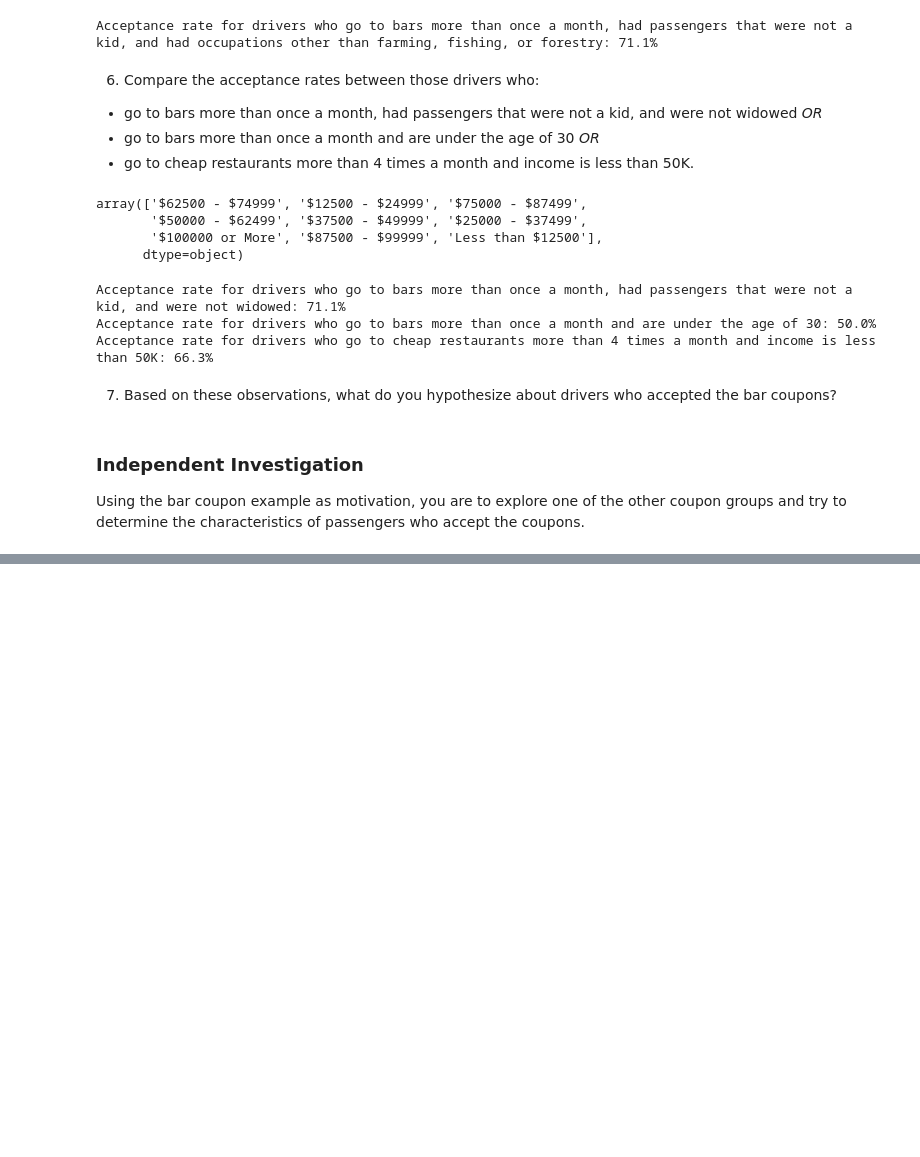
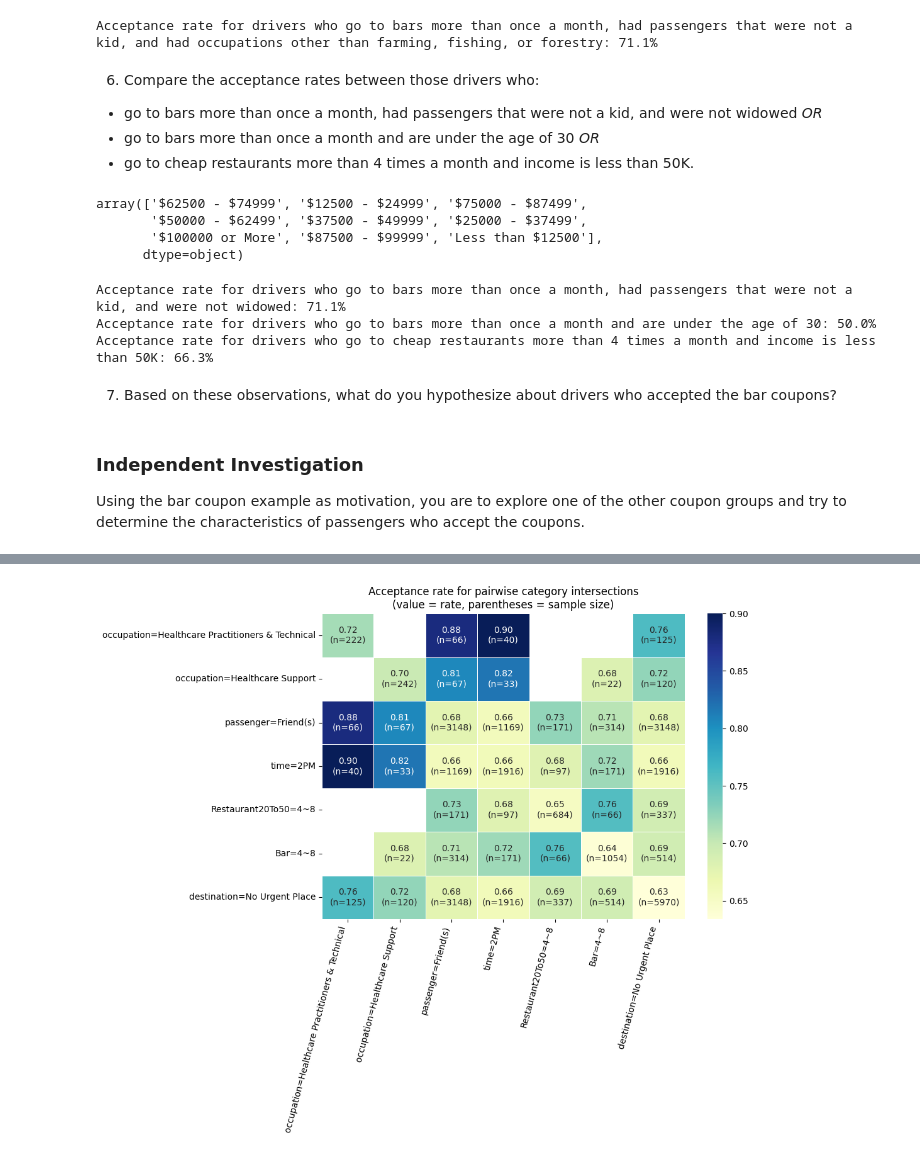
Before and after one commit to grzesadam/customer-coupon-acceptance, a Jupyter notebook: prompt.ipynb, the cells around one changed output, grey strips where cells are left out. Drawn from its saved outputs; the diff is of its cells as text; code cells hidden in the pictures; blank space fills up the shorter version.

```diff
--- a/prompt.ipynb
+++ b/prompt.ipynb
@@ -154,7 +153,8 @@ Column 'Restaurant20To50' has missing values:
 Columns with missing values: ['car', 'Bar', 'CoffeeHouse', 'CarryAway', 'RestaurantLessThan20', 'Restaurant20To50']
 # %%
 # drop rows with values missing in columns 'Bar', 'CoffeeHouse', 'CarryAway', 'RestaurantLessThan20', 'Restaurant20To50'
-data_cleaned = data.dropna(subset=['Bar', 'CoffeeHouse', 'CarryAway', 'RestaurantLessThan20', 'Restaurant20To50']).copy()
+data_cleaned = data.dropna(
+    subset=['Bar', 'CoffeeHouse', 'CarryAway', 'RestaurantLessThan20', 'Restaurant20To50']).copy()
 # replace Nan in column car with 'Not specified'
 data_cleaned["car"] = data_cleaned["car"].fillna("Not specified")
 # %% [markdown]
@@ -277,0 +382,71 @@ Using the bar coupon example as motivation, you are to explore one of the other
+# %%
+import pandas as pd
+import matplotlib.pyplot as plt
+import seaborn as sns
+import numpy as np
+
+# Selected (column, category) pairs
+selected = [
+    ("occupation", "Healthcare Practitioners & Technical"),
+    ("occupation", "Healthcare Support"),
+    ("passenger", "Friend(s)"),
+    ("time", "2PM"),
+    ("Restaurant20To50", "4~8"),
+    ("Bar", "4~8"),
+    ("destination", "No Urgent Place"),
+]
+
+df = data_cleaned.copy()
+
+# Create indicator columns
+indicator_cols = []
+labels = []
+
+for col, cat in selected:
+    label = f"{col}={cat}"
+    df[label] = (df[col].astype(str) == str(cat)).astype(int)
+    indicator_cols.append(label)
+    labels.append(label)
+
+# Matrices for rate and count
+rate_mat = pd.DataFrame(index=labels, columns=labels, dtype=float)
+count_mat = pd.DataFrame(index=labels, columns=labels, dtype=int)
+
+for i, a in enumerate(indicator_cols):
+    for j, b in enumerate(indicator_cols):
+        mask = (df[a] == 1) & (df[b] == 1)
+        count = mask.sum()
+
+        count_mat.iloc[i, j] = count
+        rate_mat.iloc[i, j] = df.loc[mask, "Y"].mean() if count > 0 else np.nan
+
+# Build annotation strings: "rate\n(n)"
+annot = rate_mat.copy().astype(str)
+
+for i in range(len(labels)):
+    for j in range(len(labels)):
+        if count_mat.iloc[i, j] > 0:
+            annot.iloc[i, j] = (
+                f"{rate_mat.iloc[i, j]:.2f}\n(n={count_mat.iloc[i, j]:.0f})"
+            )
+        else:
+            annot.iloc[i, j] = ""
+
+# Plot heatmap
+plt.figure(figsize=(11, 9))
+sns.heatmap(
+    rate_mat,
+    annot=annot,
+    fmt="",
+    cmap="YlGnBu",
+    cbar=True,
+    linewidths=0.5,
+)
+
+plt.xticks(rotation=75, ha="right")
+plt.yticks(rotation=0)
+plt.title("Acceptance rate for pairwise category intersections\n(value = rate, parentheses = sample size)")
+plt.tight_layout()
+plt.show()
+# %% [output]
+[figure, added]
```
Also changed, not shown: parts of 10 cells of this notebook, 2 other files.
